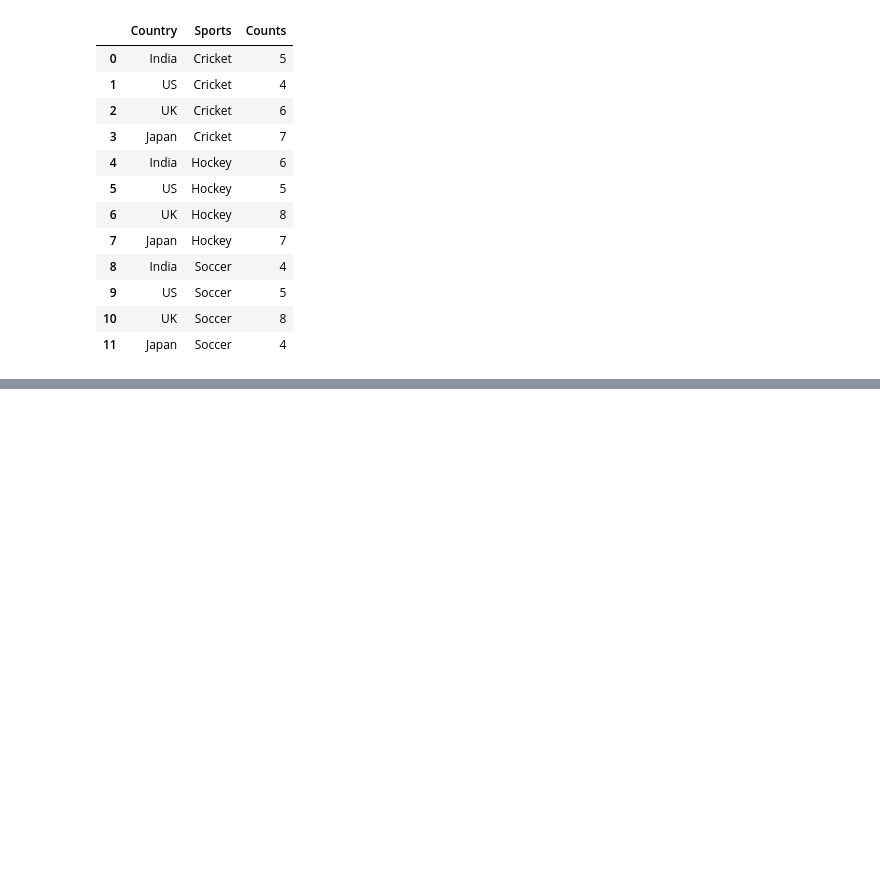
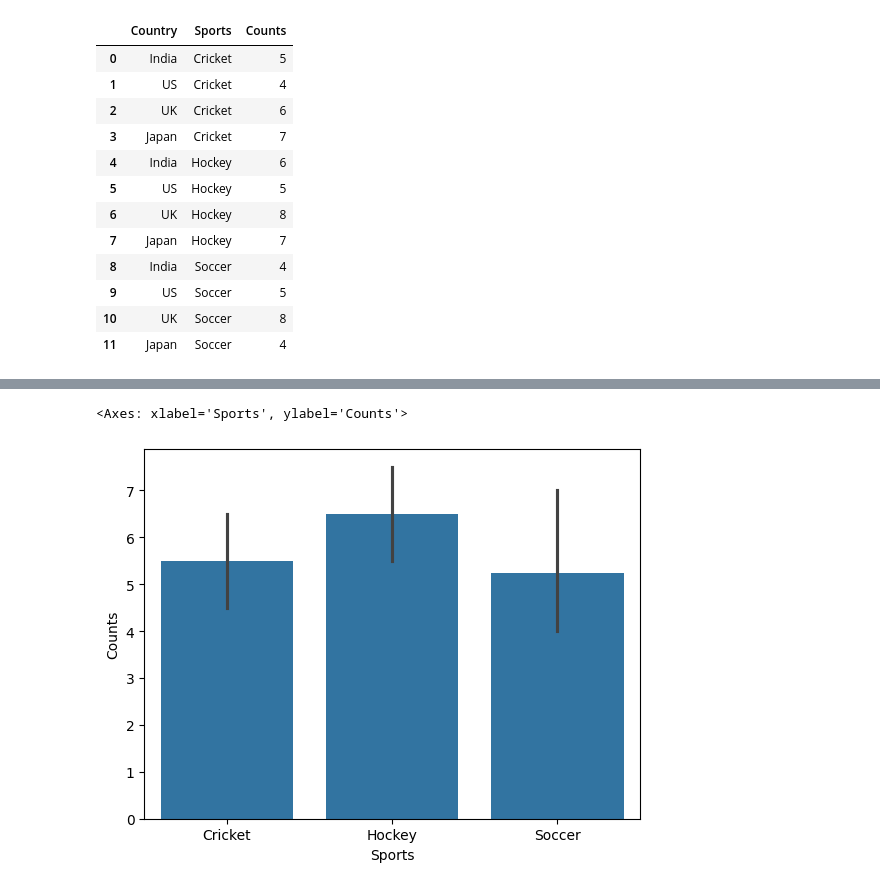
Before and after one commit to AayushParab44/Advanced_Statistics, a Jupyter notebook: day8_visualization_graphs.ipynb, the cells around one changed output, grey strips where cells are left out. Saved outputs shown, nothing was run; the diff lists cells and outputs as text; code cells hidden in the pictures; blank space fills up the shorter version.

```diff
--- a/day8_visualization_graphs.ipynb
+++ b/day8_visualization_graphs.ipynb
@@ -203,0 +244,5 @@ df
+# %%
+sns.barplot(data=df,x='Sports',y='Counts')
+# %% [output]
+<Axes: xlabel='Sports', ylabel='Counts'>
+[figure, added]
```
Also changed, not shown: parts of 11 cells of this notebook.
